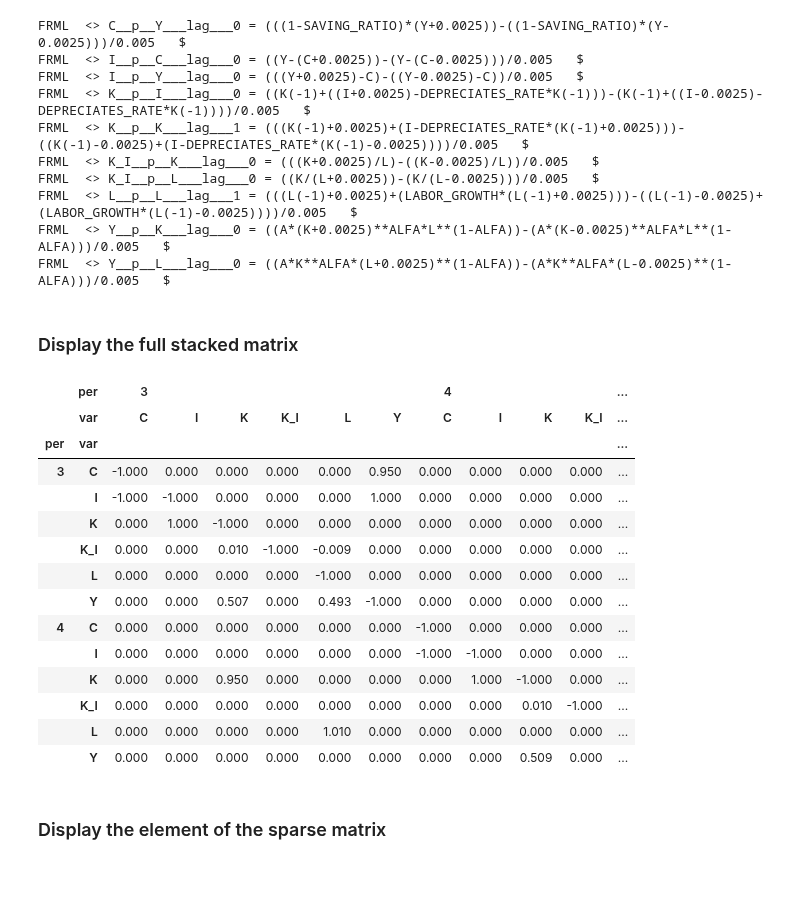
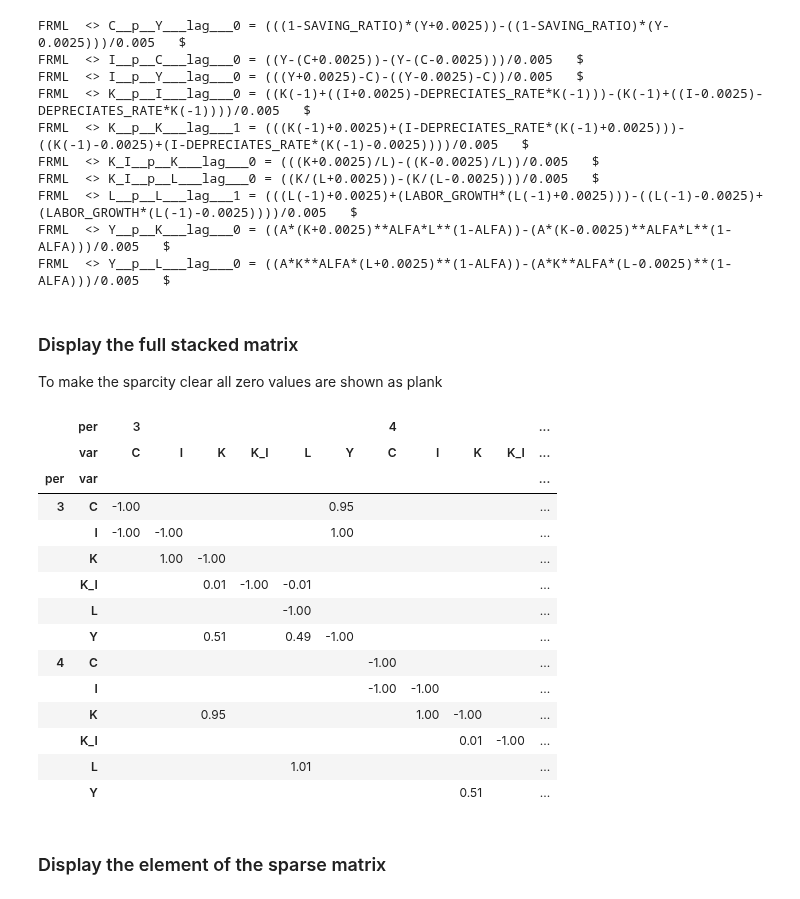
Before and after one commit to IbHansen/Modelflow2, a Jupyter notebook: Examples/ModelFlow features/wp/ModelFlow-wp.ipynb, the cells around one changed output. Cells and saved outputs as stored; diff of their text form; code cells hidden in the pictures.

```diff
--- a/Examples/ModelFlow features/wp/ModelFlow-wp.ipynb
+++ b/Examples/ModelFlow features/wp/ModelFlow-wp.ipynb
@@ -1661,24 +1661,25 @@ FRML  <> Y__p__K___lag___0 = ((A*(K+0.0025)**ALFA*L**(1-ALFA))-(A*(K-0.0025)**AL
 FRML  <> Y__p__L___lag___0 = ((A*K**ALFA*(L+0.0025)**(1-ALFA))-(A*K**ALFA*(L-0.0025)**(1-ALFA)))/0.005   $
 # %% [markdown]
 ### Display the full stacked matrix
+To make the sparcity clear all zero values are shown as plank
-# %%
-stacked_df = newton2.get_diff_df_tot()
-stacked_df.style.format('{0:,.3f}')
-# %% [output]
-|  | per | 3 |  |  |  |  |  | 4 |  |  |  | ... |
-|  | var | C | I | K | K_I | L | Y | C | I | K | K_I | ... |
-| per | var |  |  |  |  |  |  |  |  |  |  | ... |
-| 3 | C | -1.000 | 0.000 | 0.000 | 0.000 | 0.000 | 0.950 | 0.000 | 0.000 | 0.000 | 0.000 | ... |
-|  | I | -1.000 | -1.000 | 0.000 | 0.000 | 0.000 | 1.000 | 0.000 | 0.000 | 0.000 | 0.000 | ... |
-|  | K | 0.000 | 1.000 | -1.000 | 0.000 | 0.000 | 0.000 | 0.000 | 0.000 | 0.000 | 0.000 | ... |
-|  | K_I | 0.000 | 0.000 | 0.010 | -1.000 | -0.009 | 0.000 | 0.000 | 0.000 | 0.000 | 0.000 | ... |
-|  | L | 0.000 | 0.000 | 0.000 | 0.000 | -1.000 | 0.000 | 0.000 | 0.000 | 0.000 | 0.000 | ... |
-|  | Y | 0.000 | 0.000 | 0.507 | 0.000 | 0.493 | -1.000 | 0.000 | 0.000 | 0.000 | 0.000 | ... |
-| 4 | C | 0.000 | 0.000 | 0.000 | 0.000 | 0.000 | 0.000 | -1.000 | 0.000 | 0.000 | 0.000 | ... |
-|  | I | 0.000 | 0.000 | 0.000 | 0.000 | 0.000 | 0.000 | -1.000 | -1.000 | 0.000 | 0.000 | ... |
-|  | K | 0.000 | 0.000 | 0.950 | 0.000 | 0.000 | 0.000 | 0.000 | 1.000 | -1.000 | 0.000 | ... |
-|  | K_I | 0.000 | 0.000 | 0.000 | 0.000 | 0.000 | 0.000 | 0.000 | 0.000 | 0.010 | -1.000 | ... |
-|  | L | 0.000 | 0.000 | 0.000 | 0.000 | 1.010 | 0.000 | 0.000 | 0.000 | 0.000 | 0.000 | ... |
-|  | Y | 0.000 | 0.000 | 0.000 | 0.000 | 0.000 | 0.000 | 0.000 | 0.000 | 0.509 | 0.000 | ... |
+# %%
+stacked_df = newton2.get_diff_df_tot()
+stacked_df.applymap(lambda x:f'{x:,.2f}' if x != 0.0 else ' ')
+# %% [output]
+|  | per | 3 |  |  |  |  |  | 4 |  |  |  | ... |
+|  | var | C | I | K | K_I | L | Y | C | I | K | K_I | ... |
+| per | var |  |  |  |  |  |  |  |  |  |  | ... |
+| 3 | C | -1.00 |  |  |  |  | 0.95 |  |  |  |  | ... |
+|  | I | -1.00 | -1.00 |  |  |  | 1.00 |  |  |  |  | ... |
+|  | K |  | 1.00 | -1.00 |  |  |  |  |  |  |  | ... |
+|  | K_I |  |  | 0.01 | -1.00 | -0.01 |  |  |  |  |  | ... |
+|  | L |  |  |  |  | -1.00 |  |  |  |  |  | ... |
+|  | Y |  |  | 0.51 |  | 0.49 | -1.00 |  |  |  |  | ... |
+| 4 | C |  |  |  |  |  |  | -1.00 |  |  |  | ... |
+|  | I |  |  |  |  |  |  | -1.00 | -1.00 |  |  | ... |
+|  | K |  |  | 0.95 |  |  |  |  | 1.00 | -1.00 |  | ... |
+|  | K_I |  |  |  |  |  |  |  |  | 0.01 | -1.00 | ... |
+|  | L |  |  |  |  | 1.01 |  |  |  |  |  | ... |
+|  | Y |  |  |  |  |  |  |  |  | 0.51 |  | ... |
 # %% [markdown]
 ### Display the element of the sparse matrix
```
Also changed, not shown: parts of 22 cells of this notebook, 1 other file.
